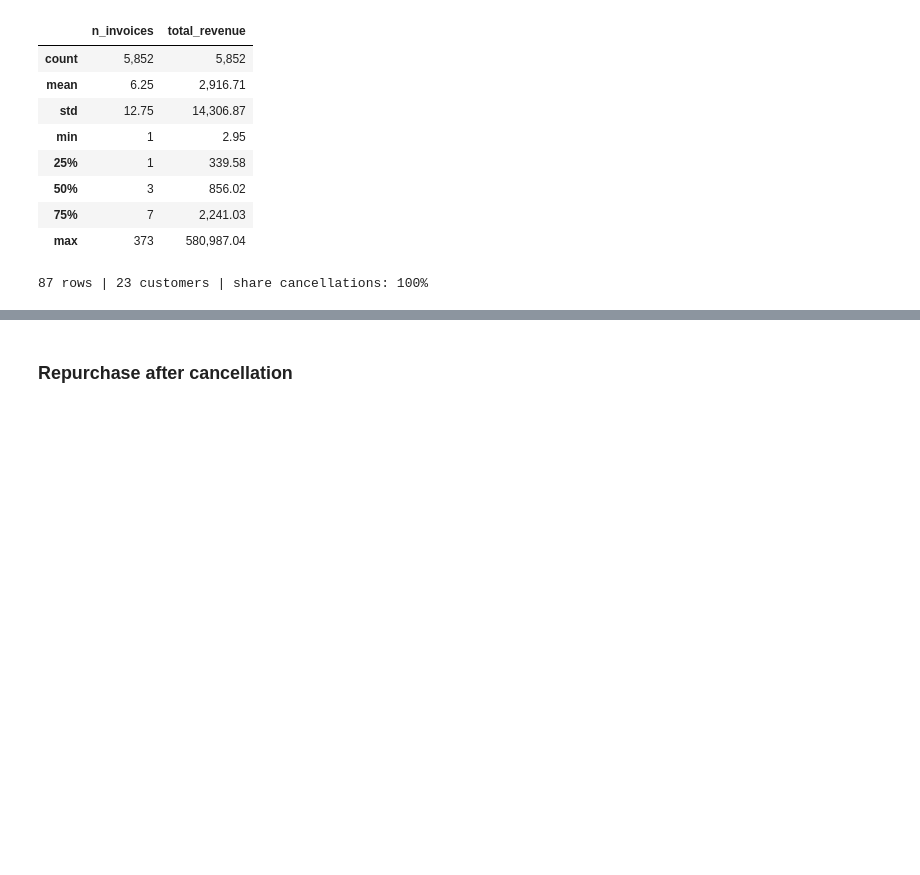
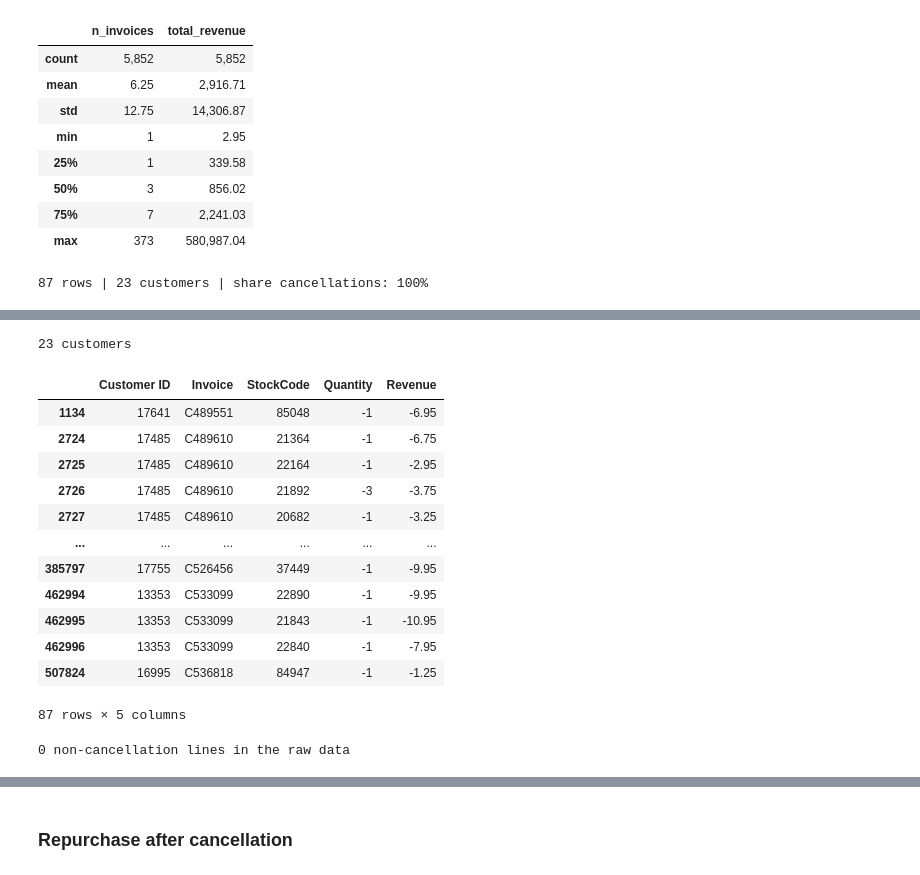
Before and after one commit to anristepanian/data-wrangling-on-e-commerce-data, a Jupyter notebook: main.ipynb, the cells around one changed output, grey strips where cells are left out. Cells and saved outputs as stored; diff of their text form; code cells hidden in the pictures; blank space fills up the shorter version.

```diff
--- a/main.ipynb
+++ b/main.ipynb
@@ -972,0 +977,28 @@ clean[orphan_rows].head(5)
+# %%
+# customers with a number whose lines are ALL cancellations
+has_sale  = clean.loc[clean["has_customer"] & ~clean["is_cancellation"], "Customer ID"].unique()
+only_canc = clean.loc[clean["has_customer"] & ~clean["Customer ID"].isin(has_sale), "Customer ID"].unique()
+print(len(only_canc), "customers")
+
+# their rows in the cleaned data
+display(clean[clean["Customer ID"].isin(only_canc)][["Customer ID", "Invoice", "StockCode", "Quantity", "Revenue"]])
+
+# do they have non-cancellation lines in the RAW data?
+raw_sales = dt_raw[dt_raw["Customer ID"].isin(only_canc.astype(float)) & ~dt_raw["Invoice"].str.startswith("C")]
+print(len(raw_sales), "non-cancellation lines in the raw data")
+# %% [output]
+23 customers
+|  | Customer ID | Invoice | StockCode | Quantity | Revenue |
+| 1134 | 17641 | C489551 | 85048 | -1 | -6.95 |
+| 2724 | 17485 | C489610 | 21364 | -1 | -6.75 |
+| 2725 | 17485 | C489610 | 22164 | -1 | -2.95 |
+| 2726 | 17485 | C489610 | 21892 | -3 | -3.75 |
+| 2727 | 17485 | C489610 | 20682 | -1 | -3.25 |
+| ... | ... | ... | ... | ... | ... |
+| 385797 | 17755 | C526456 | 37449 | -1 | -9.95 |
+| 462994 | 13353 | C533099 | 22890 | -1 | -9.95 |
+| 462995 | 13353 | C533099 | 21843 | -1 | -10.95 |
+| 462996 | 13353 | C533099 | 22840 | -1 | -7.95 |
+| 507824 | 16995 | C536818 | 84947 | -1 | -1.25 |
+87 rows × 5 columns
+0 non-cancellation lines in the raw data
```
Also changed, not shown: parts of 9 cells of this notebook, 1 other file.
